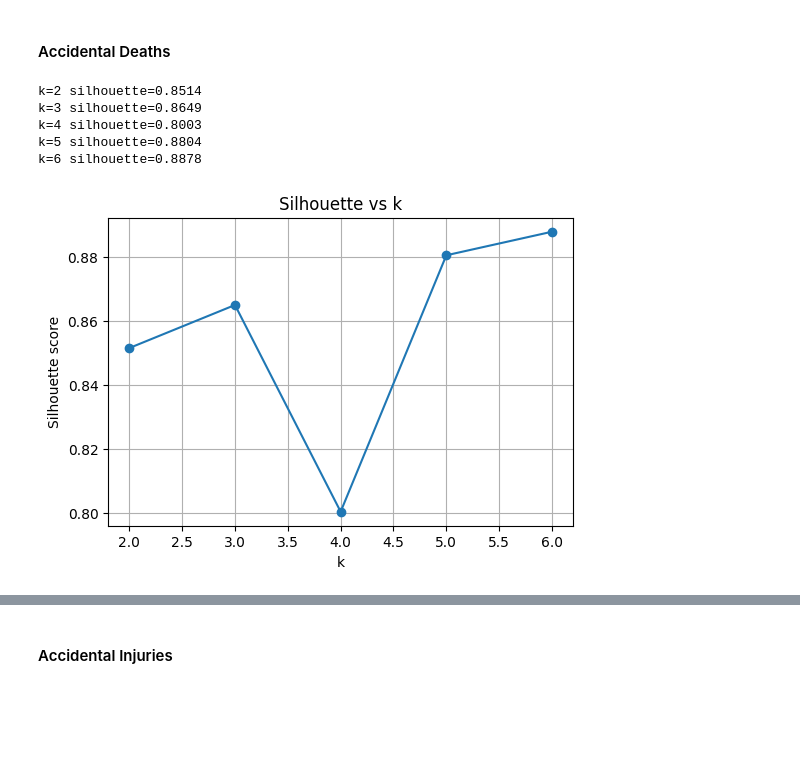
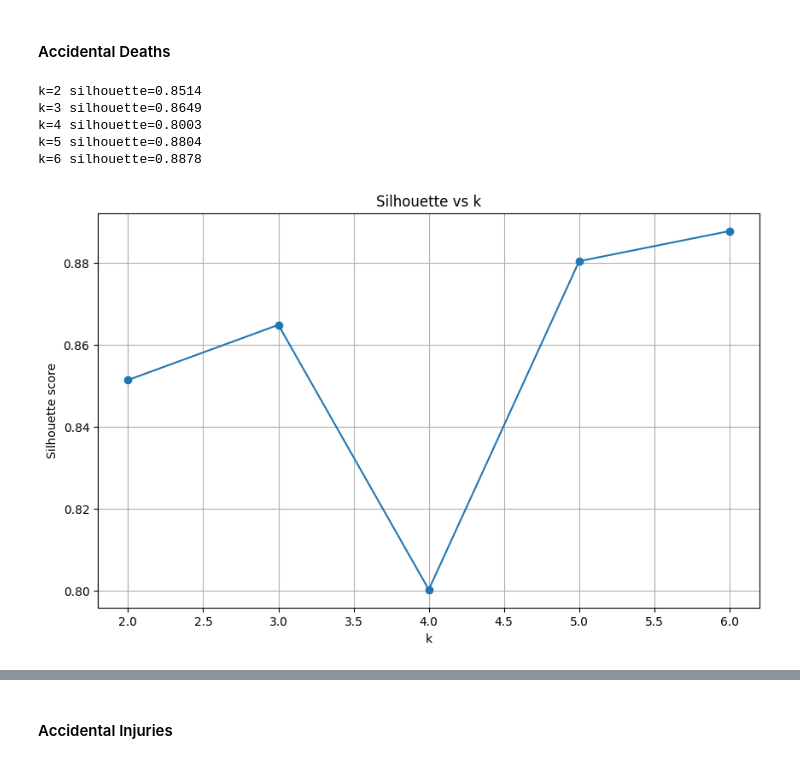
Before and after one commit to kayleedehncke/kayleedehncke_ml-github.io, a Jupyter notebook: website/data/clustering.ipynb, the cells around one changed output, grey strips where cells are left out. Saved outputs shown, nothing was run; the diff lists cells and outputs as text; code cells hidden in the pictures; blank space fills up the shorter version.

```diff
--- a/website/data/clustering.ipynb
+++ b/website/data/clustering.ipynb
@@ -261,35 +276,35 @@ df_num = df_num.dropna(how="all").fillna(0)
 
 X = df_num.values
 
 # 4) scale
 scaler = StandardScaler()
 X_scaled = scaler.fit_transform(X)
 
 # 5) try multiple k values and compute silhouette
 ks = [2,3,4,5,6]
 sil_scores = {}
 for k in ks:
     km = KMeans(n_clusters=k, random_state=42, n_init=10)
     labels = km.fit_predict(X_scaled)
     sil = silhouette_score(X_scaled, labels)
     sil_scores[k] = sil
     print(f"k={k} silhouette={sil:.4f}")
 
 # 6) plot silhouette vs k
-plt.figure(figsize=(6,4))
+plt.figure(figsize=(10,6))
 plt.plot(list(sil_scores.keys()), list(sil_scores.values()), marker="o")
 plt.xlabel("k")
 plt.ylabel("Silhouette score")
 plt.title("Silhouette vs k")
 plt.grid(True)
 plt.show()
 # %% [output]
 k=2 silhouette=0.8514
 k=3 silhouette=0.8649
 k=4 silhouette=0.8003
 k=5 silhouette=0.8804
 k=6 silhouette=0.8878
-[figure, old version]
+[figure, new version]
 # %%
 # 7) visualize clusters for a chosen k (e.g., best_k)
 best_k = max(sil_scores, key=sil_scores.get)
```
Also changed, not shown: parts of 14 cells of this notebook, 17 other files.
